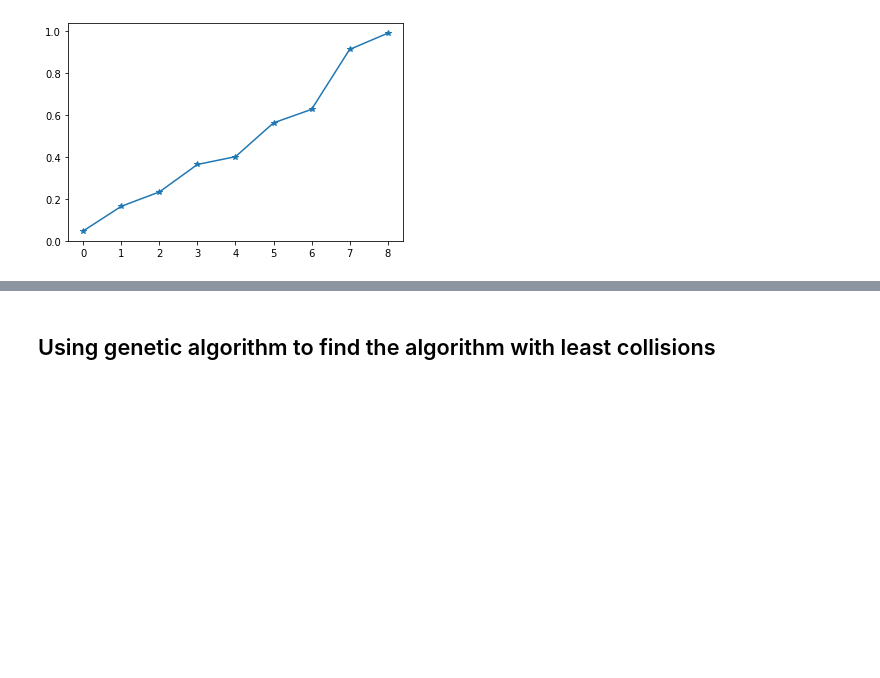
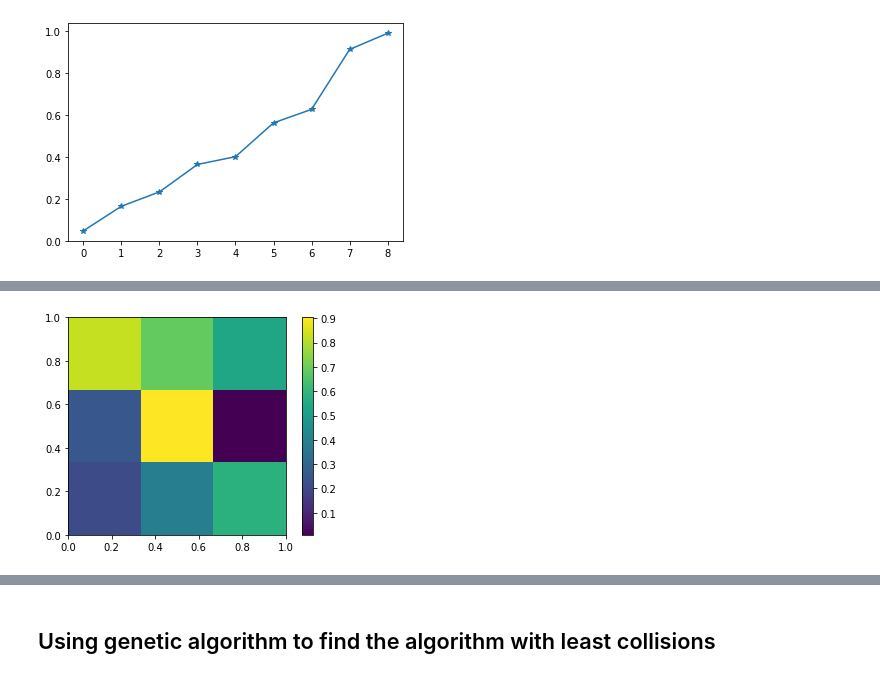
Before and after one commit to dibondar/QSystemIdentification, a Jupyter notebook: darpa_intensity_speed.ipynb, the cells around one changed output, grey strips where cells are left out. Drawn from its saved outputs; the diff is of its cells as text; code cells hidden in the pictures; blank space fills up the shorter version.

```diff
--- a/darpa_intensity_speed.ipynb
+++ b/darpa_intensity_speed.ipynb
@@ -63,0 +113,15 @@ plt.plot(np.sort(intensity), '*-')
+# %%
+x_interp, y_interp = np.meshgrid(np.linspace(1/6., 5/6., 3), np.linspace(1/6., 5/6., 3))
+
+x_interp = x_interp.reshape(-1)
+y_interp = y_interp.reshape(-1)
+
+f = NearestNDInterpolator((x_interp, y_interp), intensity)
+
+X, Y = np.meshgrid(np.linspace(0., 1., 30), np.linspace(0., 1., 30))
+
+plt.imshow(f(X, Y), extent=[0, 1, 0, 1], origin='lower')
+plt.colorbar()
+plt.show()
+# %% [output]
+[figure, added]
```
Also changed, not shown: parts of 20 cells of this notebook.
